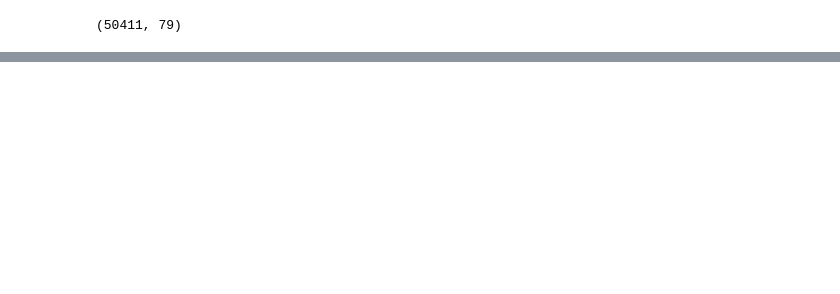
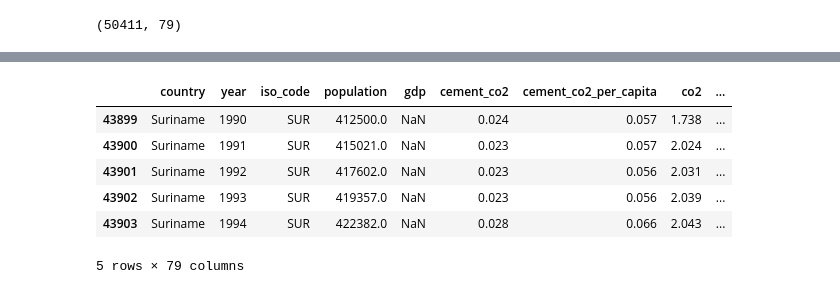
Before and after one commit to dsaedinia/DSE511-HW2, a Jupyter notebook: notebooks/data_parse.ipynb, the cells around one changed output, grey strips where cells are left out. Cells and saved outputs as stored; diff of their text form; code cells hidden in the pictures; blank space fills up the shorter version.

Commit message:
Completed data cleaning notebook to produce final csv. See README for more info

```diff
--- a/notebooks/data_parse.ipynb
+++ b/notebooks/data_parse.ipynb
@@ -46,7 +74,4 @@ raw_df.describe()
 # %%
-# Limiting dataset to North America only and starting from 1990
-NA_countries = ['Canada', 'United States', 'Mexico']
-NA_df = raw_df[raw_df['country'].isin(NA_countries)]
-# NA_df = NA_df[NA_df['year'] >= 2010]
-
-NA_df.describe()
+# Cleaning up aggregate continent and world data from the dataset
+# Rows not represented by an ISO code represent a region consisting of multiple countries
+df_countries = df_raw[df_raw["iso_code"].notna()]
@@ -63,0 +78,30 @@ NA_df.describe()
+# %%
+# List of South American countries
+sAmerican_countries = [
+    "Argentina",
+    "Bolivia",
+    "Brazil",
+    "Chile",
+    "Colombia",
+    "Ecuador",
+    "Guyana",
+    "Paraguay",
+    "Peru",
+    "Suriname",
+    "Uruguay",
+    "Venezuela",
+]
+# Limit dataset to South American countries only
+sAmerica_df = df_countries[df_countries["country"].isin(sAmerican_countries)]
+sAmerica_df = sAmerica_df[(sAmerica_df["year"] >= 1990)  & (sAmerica_df["co2"] > 0)]
+
+df_sur = sAmerica_df[sAmerica_df['country'] == "Suriname"]
+df_sur.head()
+# %% [output]
+|  | country | year | iso_code | population | gdp | cement_co2 | cement_co2_per_capita | co2 | ... |
+| 43899 | Suriname | 1990 | SUR | 412500.0 | NaN | 0.024 | 0.057 | 1.738 | ... |
+| 43900 | Suriname | 1991 | SUR | 415021.0 | NaN | 0.023 | 0.057 | 2.024 | ... |
+| 43901 | Suriname | 1992 | SUR | 417602.0 | NaN | 0.023 | 0.056 | 2.031 | ... |
+| 43902 | Suriname | 1993 | SUR | 419357.0 | NaN | 0.023 | 0.056 | 2.039 | ... |
+| 43903 | Suriname | 1994 | SUR | 422382.0 | NaN | 0.028 | 0.066 | 2.043 | ... |
+5 rows × 79 columns
```
Also changed, not shown: parts of 13 cells of this notebook.
